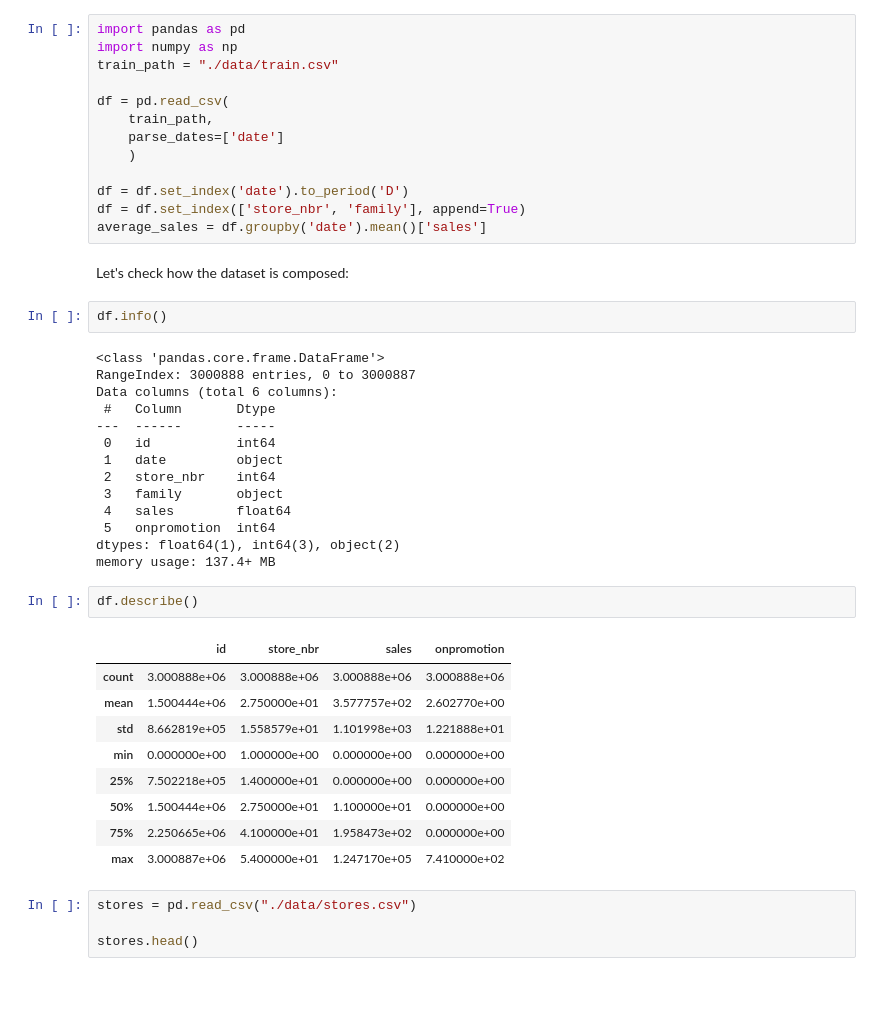
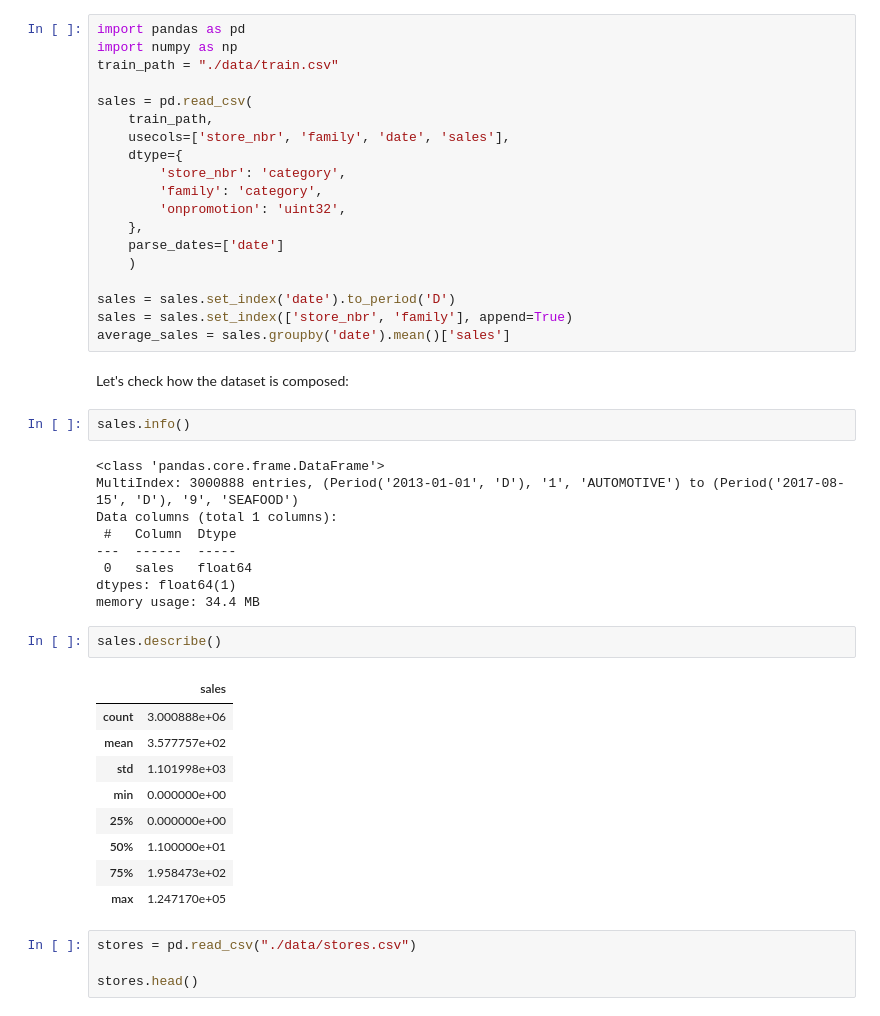
Before and after one commit to edmar-bevilaqua/data_science, a Jupyter notebook: Projects/Kaggle/Store Sales - Time Series Forecasting/store_sales.ipynb, the cells around one changed output. Saved outputs shown, nothing was run; the diff lists cells and outputs as text; blank space fills up the shorter version.

Commit message:
Update store_sales.ipynb
Add the first submission to this Kaggle competition!!

```diff
--- a/Projects/Kaggle/Store Sales - Time Series Forecasting/store_sales.ipynb
+++ b/Projects/Kaggle/Store Sales - Time Series Forecasting/store_sales.ipynb
@@ -79,44 +79,45 @@ import pandas as pd
 import numpy as np
 train_path = "./data/train.csv"
 
-df = pd.read_csv(
+sales = pd.read_csv(
     train_path,
+    usecols=['store_nbr', 'family', 'date', 'sales'],
+    dtype={
+        'store_nbr': 'category',
+        'family': 'category',
+        'onpromotion': 'uint32',
+    },
     parse_dates=['date']
     )
 
-df = df.set_index('date').to_period('D')
-df = df.set_index(['store_nbr', 'family'], append=True)
-average_sales = df.groupby('date').mean()['sales']
+sales = sales.set_index('date').to_period('D')
+sales = sales.set_index(['store_nbr', 'family'], append=True)
+average_sales = sales.groupby('date').mean()['sales']
 # %% [markdown]
 Let's check how the dataset is composed:
 # %%
-df.info()
+sales.info()
 # %% [output]
 <class 'pandas.core.frame.DataFrame'>
-RangeIndex: 3000888 entries, 0 to 3000887
-Data columns (total 6 columns):
- #   Column       Dtype
----  ------       -----
- 0   id           int64
- 1   date         object
- 2   store_nbr    int64
- 3   family       object
- 4   sales        float64
- 5   onpromotion  int64
-dtypes: float64(1), int64(3), object(2)
-memory usage: 137.4+ MB
+MultiIndex: 3000888 entries, (Period('2013-01-01', 'D'), '1', 'AUTOMOTIVE') to (Period('2017-08-15', 'D'), '9', 'SEAFOOD')
+Data columns (total 1 columns):
+ #   Column  Dtype
+---  ------  -----
+ 0   sales   float64
+dtypes: float64(1)
+memory usage: 34.4 MB
 # %%
-df.describe()
+sales.describe()
 # %% [output]
-|  | id | store_nbr | sales | onpromotion |
-| count | 3.000888e+06 | 3.000888e+06 | 3.000888e+06 | 3.000888e+06 |
-| mean | 1.500444e+06 | 2.750000e+01 | 3.577757e+02 | 2.602770e+00 |
-| std | 8.662819e+05 | 1.558579e+01 | 1.101998e+03 | 1.221888e+01 |
-| min | 0.000000e+00 | 1.000000e+00 | 0.000000e+00 | 0.000000e+00 |
-| 25% | 7.502218e+05 | 1.400000e+01 | 0.000000e+00 | 0.000000e+00 |
-| 50% | 1.500444e+06 | 2.750000e+01 | 1.100000e+01 | 0.000000e+00 |
-| 75% | 2.250665e+06 | 4.100000e+01 | 1.958473e+02 | 0.000000e+00 |
-| max | 3.000887e+06 | 5.400000e+01 | 1.247170e+05 | 7.410000e+02 |
+|  | sales |
+| count | 3.000888e+06 |
+| mean | 3.577757e+02 |
+| std | 1.101998e+03 |
+| min | 0.000000e+00 |
+| 25% | 0.000000e+00 |
+| 50% | 1.100000e+01 |
+| 75% | 1.958473e+02 |
+| max | 1.247170e+05 |
 # %%
 stores = pd.read_csv("./data/stores.csv")
 
```
Also changed, not shown: parts of 15 cells of this notebook, 1 other file.
